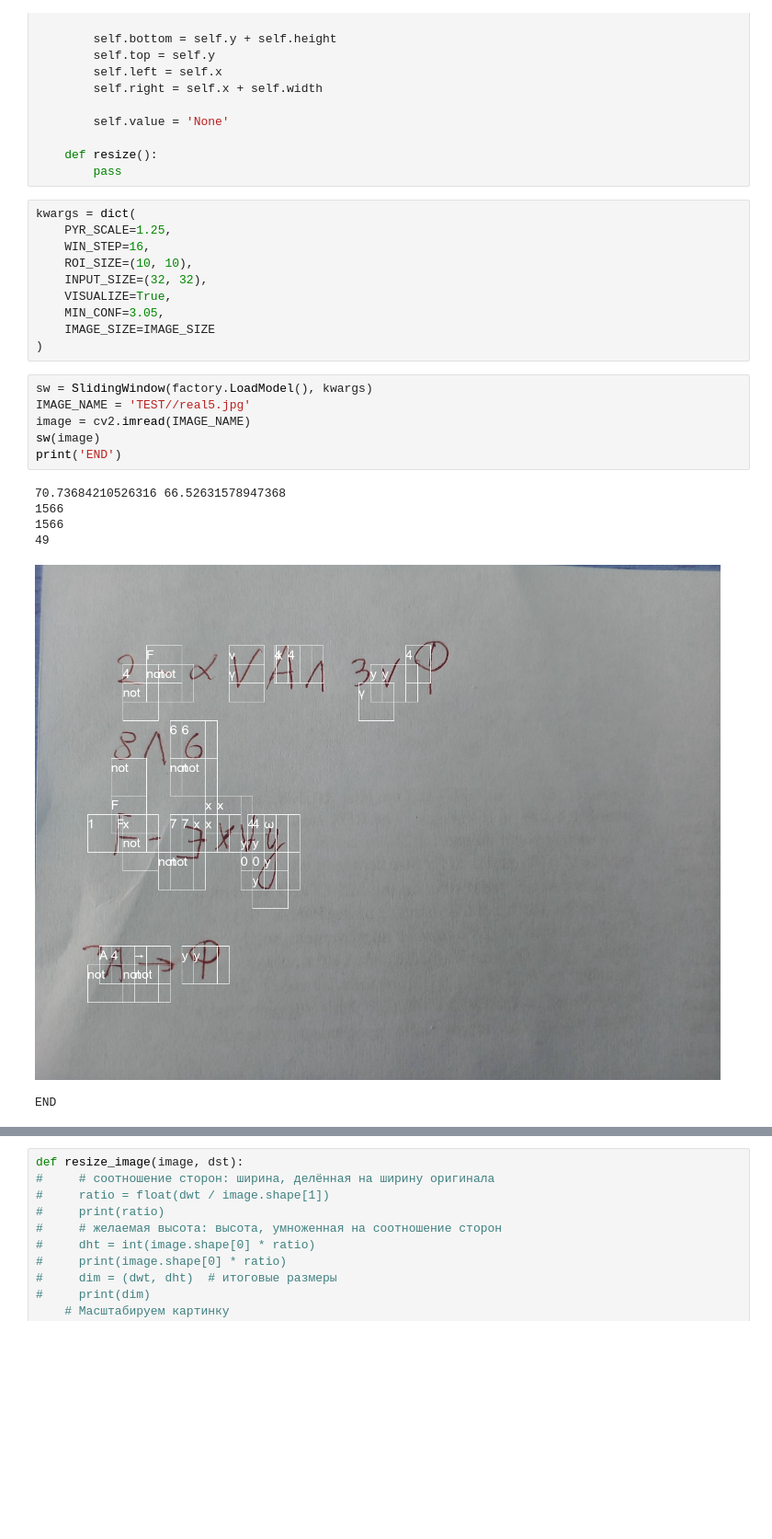
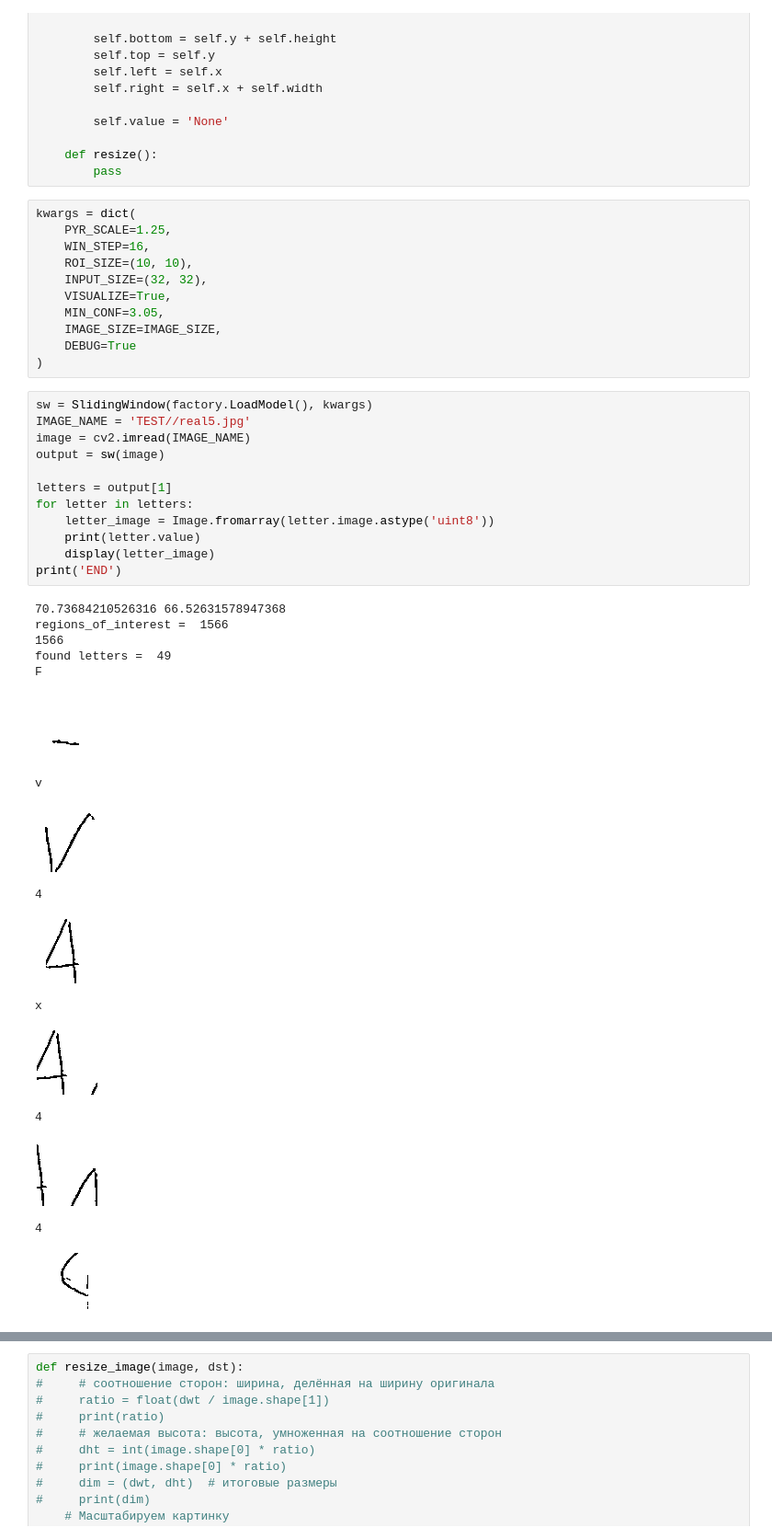
Before and after one commit to sawwere/Math_recognition, a Jupyter notebook: sliding_window_Residium.ipynb, the cells around one changed output, grey strips where cells are left out. Shown: that part at 92% size. Saved outputs shown, nothing was run; the diff lists cells and outputs as text; blank space fills up the shorter version.

Commit message:
image viewer

```diff
--- a/sliding_window_Residium.ipynb
+++ b/sliding_window_Residium.ipynb
@@ -102,18 +102,35 @@ kwargs = dict(
     INPUT_SIZE=(32, 32),
     VISUALIZE=True,
     MIN_CONF=3.05,
-    IMAGE_SIZE=IMAGE_SIZE
+    IMAGE_SIZE=IMAGE_SIZE,
+    DEBUG=True
 )
 # %%
 sw = SlidingWindow(factory.LoadModel(), kwargs)
 IMAGE_NAME = 'TEST//real5.jpg'
 image = cv2.imread(IMAGE_NAME)
-sw(image)
+output = sw(image)
+
+letters = output[1]
+for letter in letters:
+    letter_image = Image.fromarray(letter.image.astype('uint8'))
+    print(letter.value)
+    display(letter_image)
 print('END')
 # %% [output]
 70.73684210526316 66.52631578947368
+regions_of_interest =  1566
 1566
-1566
-49
+found letters =  49
+F
-[figure, old version]
+[figure, new version]
-END
+v
+[figure, added]
+4
+[figure, added]
+x
+[figure, added]
+4
+[figure, added]
+4
+[figure, added]
```
Also changed, not shown: parts of 1 cell of this notebook, 5 other files.
